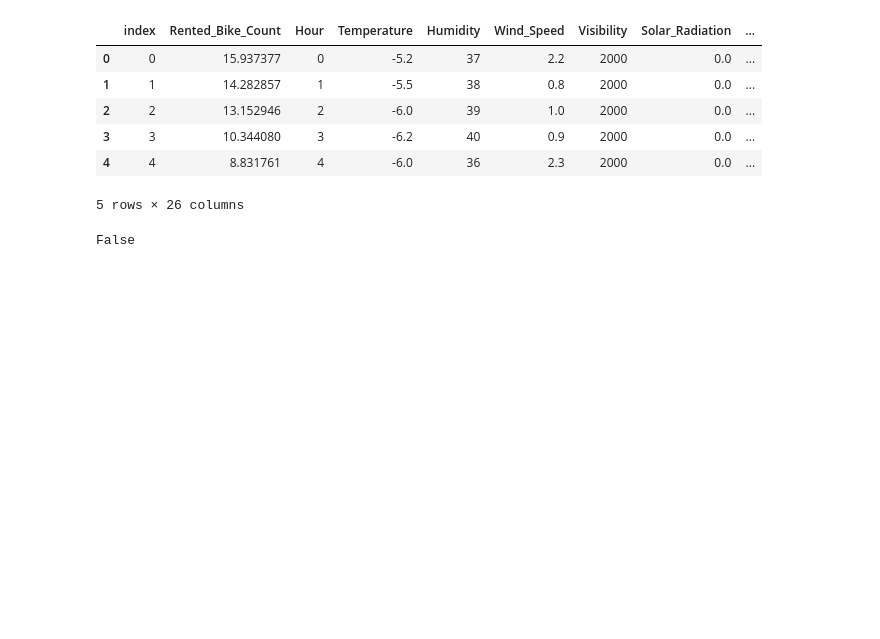
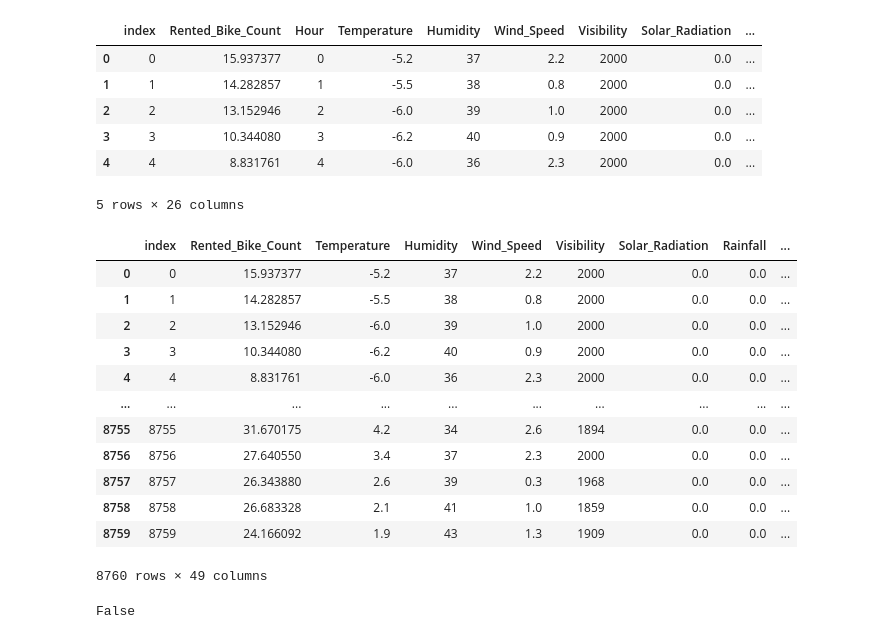
Before and after one commit to anasabbad/Bike-Sharing-Demand-Prediction--Capstone-Project, a Jupyter notebook: Bike_Sharing_Demand_Prediction_Capstone_Project.ipynb, the cells around one changed output. Cells and saved outputs as stored; diff of their text form; code cells hidden in the pictures; blank space fills up the shorter version.

```diff
--- a/Bike_Sharing_Demand_Prediction_Capstone_Project.ipynb
+++ b/Bike_Sharing_Demand_Prediction_Capstone_Project.ipynb
@@ -511,6 +523,28 @@ data_pred.head()
 | 3 | 3 | 10.344080 | 3 | -6.2 | 40 | 0.9 | 2000 | 0.0 | ... |
 | 4 | 4 | 8.831761 | 4 | -6.0 | 36 | 2.3 | 2000 | 0.0 | ... |
 5 rows × 26 columns
+# %%
+# Get one hot encoding of columns Hour
+one_hot = pd.get_dummies(data_pred['Hour'])
+# Drop column Hour as it is now encoded
+data_pred = data_pred.drop('Hour',axis = 1)
+# Join the encoded df
+data_pred = data_pred.join(one_hot)
+data_pred
+# %% [output]
+|  | index | Rented_Bike_Count | Temperature | Humidity | Wind_Speed | Visibility | Solar_Radiation | Rainfall | ... |
+| 0 | 0 | 15.937377 | -5.2 | 37 | 2.2 | 2000 | 0.0 | 0.0 | ... |
+| 1 | 1 | 14.282857 | -5.5 | 38 | 0.8 | 2000 | 0.0 | 0.0 | ... |
+| 2 | 2 | 13.152946 | -6.0 | 39 | 1.0 | 2000 | 0.0 | 0.0 | ... |
+| 3 | 3 | 10.344080 | -6.2 | 40 | 0.9 | 2000 | 0.0 | 0.0 | ... |
+| 4 | 4 | 8.831761 | -6.0 | 36 | 2.3 | 2000 | 0.0 | 0.0 | ... |
+| ... | ... | ... | ... | ... | ... | ... | ... | ... | ... |
+| 8755 | 8755 | 31.670175 | 4.2 | 34 | 2.6 | 1894 | 0.0 | 0.0 | ... |
+| 8756 | 8756 | 27.640550 | 3.4 | 37 | 2.3 | 2000 | 0.0 | 0.0 | ... |
+| 8757 | 8757 | 26.343880 | 2.6 | 39 | 0.3 | 1968 | 0.0 | 0.0 | ... |
+| 8758 | 8758 | 26.683328 | 2.1 | 41 | 1.0 | 1859 | 0.0 | 0.0 | ... |
+| 8759 | 8759 | 24.166092 | 1.9 | 43 | 1.3 | 1909 | 0.0 | 0.0 | ... |
+8760 rows × 49 columns
 # %%
 data_pred.isnull().any().any()
 # %% [output]
```
Also changed, not shown: parts of 30 cells of this notebook.
